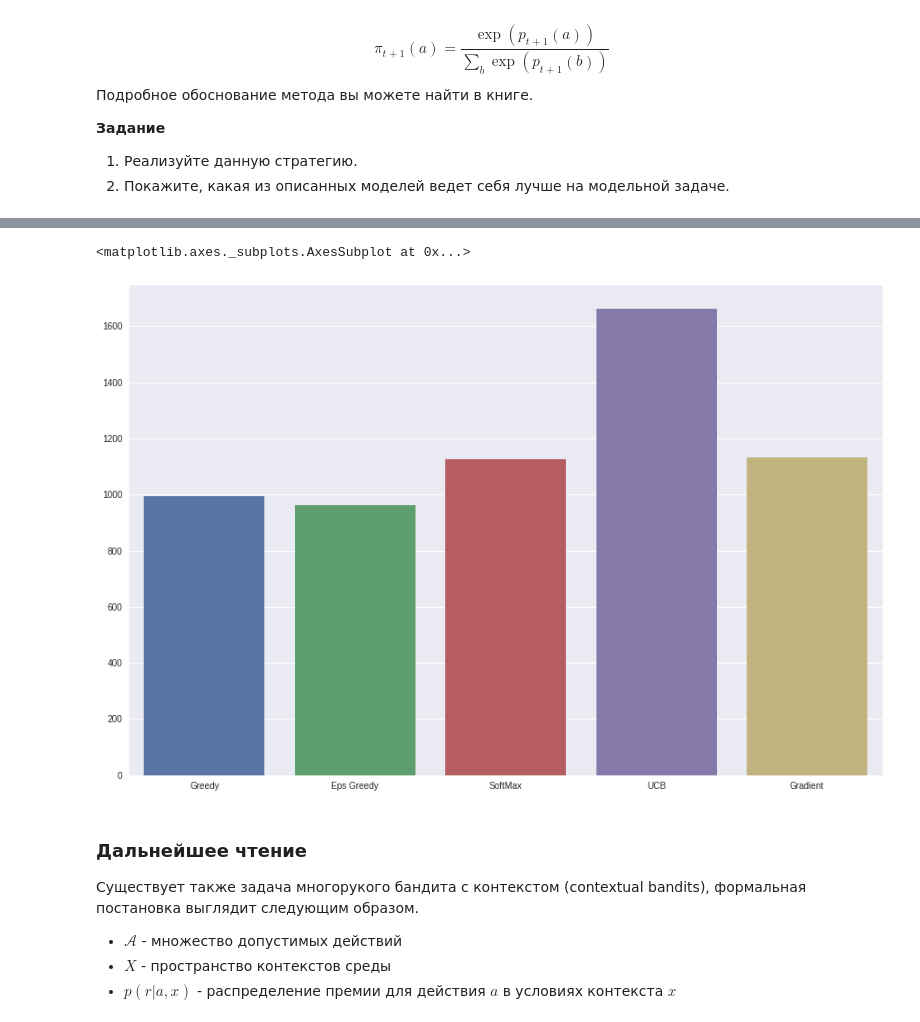
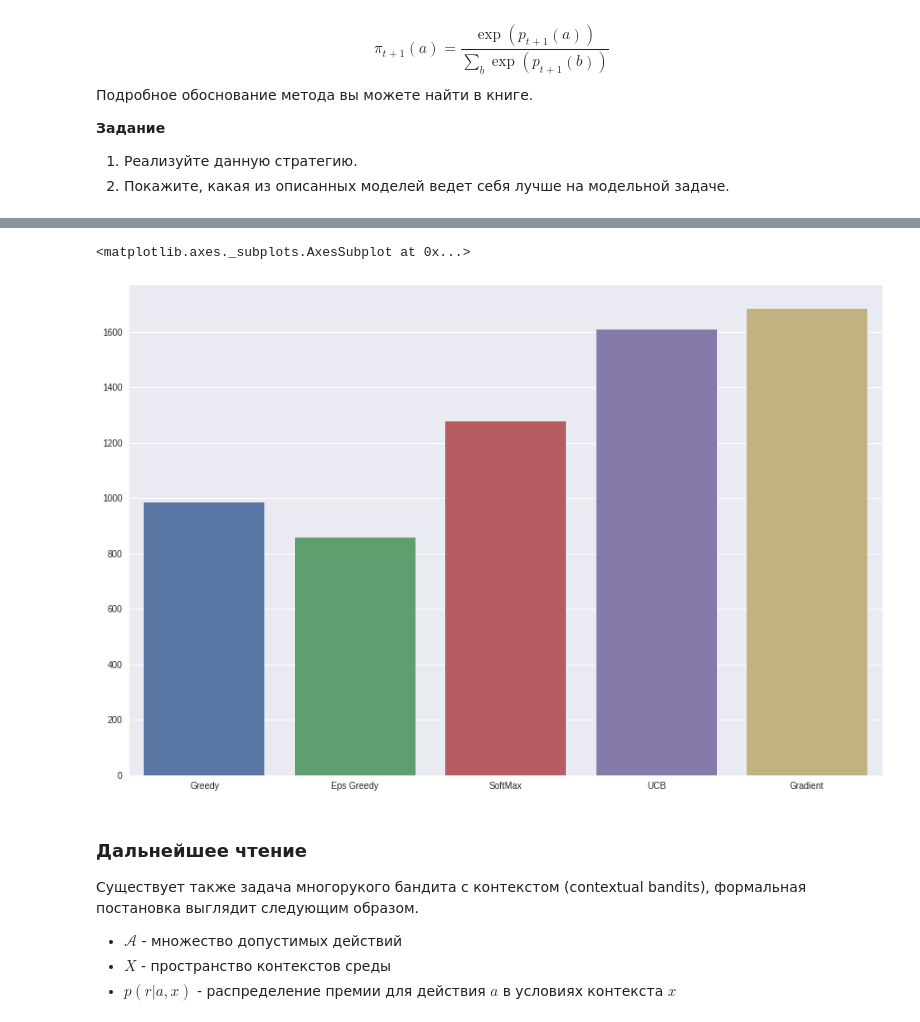
Before and after one commit to alex-kharlamov/renju, a Jupyter notebook: L4 - Reinforcement learning.ipynb, the cells around one changed output, grey strips where cells are left out. Drawn from its saved outputs; the diff is of its cells as text; code cells hidden in the pictures.

```diff
--- a/L4 - Reinforcement learning.ipynb
+++ b/L4 - Reinforcement learning.ipynb
@@ -219,6 +217,7 @@ class EpsGreedyAgent(Agent):
     def get_policy(self):
         policy = np.full((self.model.actions), self.epsilon / self.model.actions)
         best_actions = self.argmax(self.q_function)
-        np.put(policy, best_actions, (1 - self.epsilon)/len(best_actions))
+        for elem in best_actions:
+            policy[elem] += (1 - self.epsilon)/len(best_actions)
         return policy
 # %%
@@ -297,7 +288,7 @@ class SoftmaxAgent(Agent):
     """
     def __init__(self, Model, epsilon):
         self.model = Model
-        self.q_function = np.random.uniform(size = self.model.actions)
+        self.q_function = np.zeros((self.model.actions))
         self.epsilon = epsilon
 
     def get_policy(self):
@@ -305,10 +296,6 @@ class SoftmaxAgent(Agent):
         policy = policy / policy.sum()
         return policy
 # %%
-import matplotlib.pyplot as plt
-%matplotlib inline
-from tqdm import tqdm
-
 T = 1000
 n_steps = 1000
 
@@ -319,7 +306,7 @@ for epsilon in range(1, 11):
     reward_mean_data = np.zeros(T)
     for n_step in tqdm(range(0, n_steps, cpu)):
         base_model = BasicModel(20)
-        softmax_agent = SoftmaxAgent(base_model, epsilon)
+        softmax_agent = SoftmaxAgent(base_model, epsilon * 0.1)
 
         temp_reward_one_game = np.zeros(T)
         cur_reward = 0
@@ -501,10 +474,12 @@ $$\pi_{t+1}(a) = \frac{\exp(p_{t+1}(a))}{\sum_{b} \exp(p_{t+1}(b))}$$
 2. Покажите, какая из описанных моделей ведет себя лучше на модельной задаче.
 # %%
 class GradientAgent(Agent):
-    """ Implementation of Gradient Bandit Policy agent"""
+    """
+    Implementation of Gradient Bandit Policy agent
+    """
     def __init__(self, Model, alpha, gamma):
         self.model = Model
-        self.q_function = np.random.uniform(size = self.model.actions)
+        self.q_function = np.zeros((self.model.actions))
         self.alpha = alpha
         self.priority = np.zeros((self.model.actions)) + 1e-8
         self.mean_reward = 0
@@ -566,17 +548,17 @@ for alpha in range(10):
 # %%
 comparison = [greedy_data/n_steps, greedy_policy_data[2] / n_steps,
-              softmax_policy_data[5] / n_steps,
-              ucb_policy_data[1] / n_steps, gradient_policy_data[30]/n_steps]
+              softmax_policy_data[0] / n_steps,
+              ucb_policy_data[1] / n_steps, gradient_policy_data[33]/n_steps]
 
 max_values = np.array(list(map(np.max, comparison)))
 
 x = ['Greedy', 'Eps Greedy', 'SoftMax', 'UCB', 'Gradient']
 
 plt.figure(figsize=(15,10))
 sns.barplot(x, max_values)
 # %% [output]
 <matplotlib.axes._subplots.AxesSubplot at 0x...>
-[figure, old version]
+[figure, new version]
 # %% [markdown]
 ### Дальнейшее чтение
 Существует также задача многорукого бандита с контекстом (contextual bandits), формальная постановка выглядит следующим образом.
```
Also changed, not shown: parts of 30 cells of this notebook, 1 other file.
